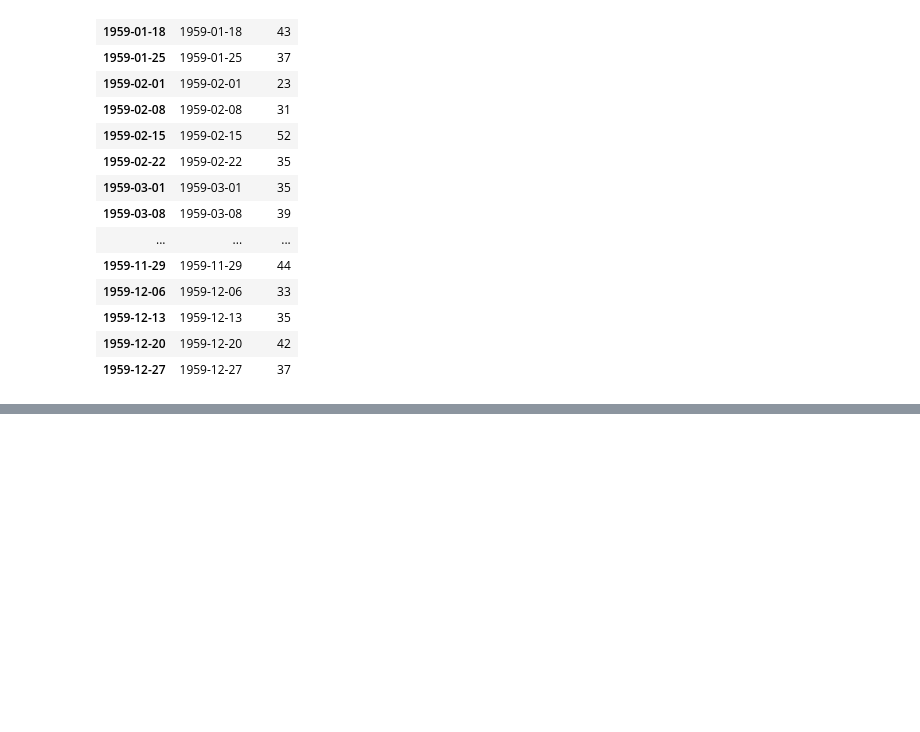
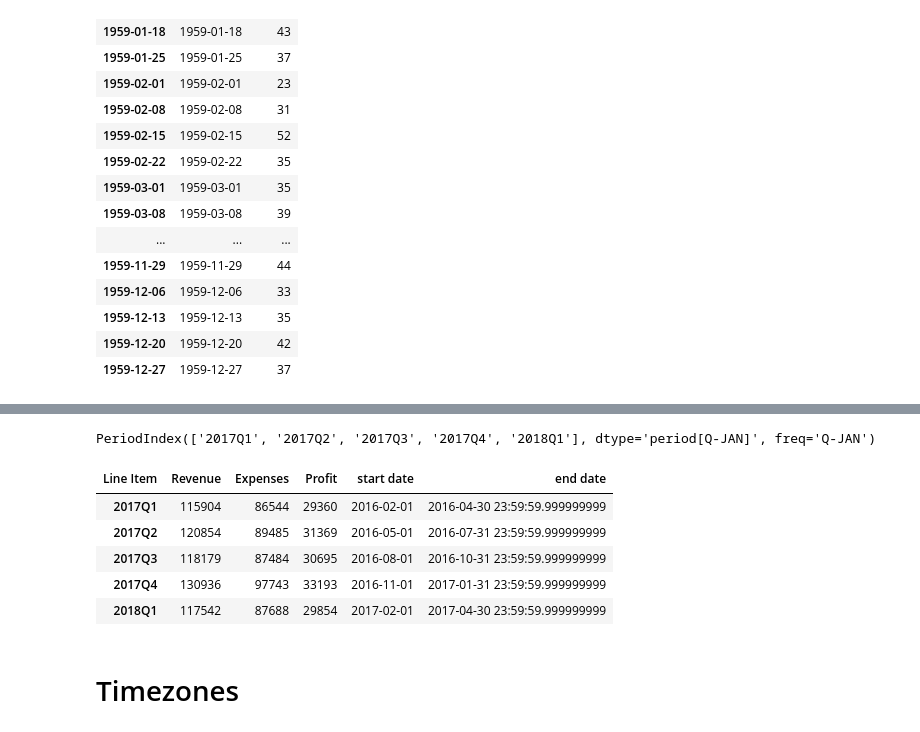
Before and after one commit to Rajiv2806/Python-Code-Helpers, a Jupyter notebook: Pandas/Pandas Dates.ipynb, the cells around one changed output, grey strips where cells are left out. Saved outputs shown, nothing was run; the diff lists cells and outputs as text; code cells hidden in the pictures; blank space fills up the shorter version.

```diff
--- a/Pandas/Pandas Dates.ipynb
+++ b/Pandas/Pandas Dates.ipynb
@@ -265,0 +580,5 @@ df.asfreq("W", method='pad')
+# %%
+data_url = "https://raw.githubusercontent.com/codebasics/py/master/pandas/18_ts_period/wmt.csv"
+# %%
+df = pd.read_csv(data_url)
+df
@@ -265,0 +590,3 @@ df.asfreq("W", method='pad')
+# %%
+df.set_index('Line Item', inplace=True)
+df
@@ -265,0 +608,19 @@ df.asfreq("W", method='pad')
+# %%
+df2 = df.T.copy()
+df2.index = pd.PeriodIndex(df2.index, freq='Q-JAN')
+df2.index
+# %% [output]
+PeriodIndex(['2017Q1', '2017Q2', '2017Q3', '2017Q4', '2018Q1'], dtype='period[Q-JAN]', freq='Q-JAN')
+# %%
+df2['start date'] = df2.index.map(lambda x: x.start_time)
+df2['end date'] = df2.index.map(lambda x: x.end_time)
+df2
+# %% [output]
+| Line Item | Revenue | Expenses | Profit | start date | end date |
+| 2017Q1 | 115904 | 86544 | 29360 | 2016-02-01 | 2016-04-30 23:59:59.999999999 |
+| 2017Q2 | 120854 | 89485 | 31369 | 2016-05-01 | 2016-07-31 23:59:59.999999999 |
+| 2017Q3 | 118179 | 87484 | 30695 | 2016-08-01 | 2016-10-31 23:59:59.999999999 |
+| 2017Q4 | 130936 | 97743 | 33193 | 2016-11-01 | 2017-01-31 23:59:59.999999999 |
+| 2018Q1 | 117542 | 87688 | 29854 | 2017-02-01 | 2017-04-30 23:59:59.999999999 |
+# %% [markdown]
+# Timezones
```
Also changed, not shown: parts of 70 cells of this notebook.
